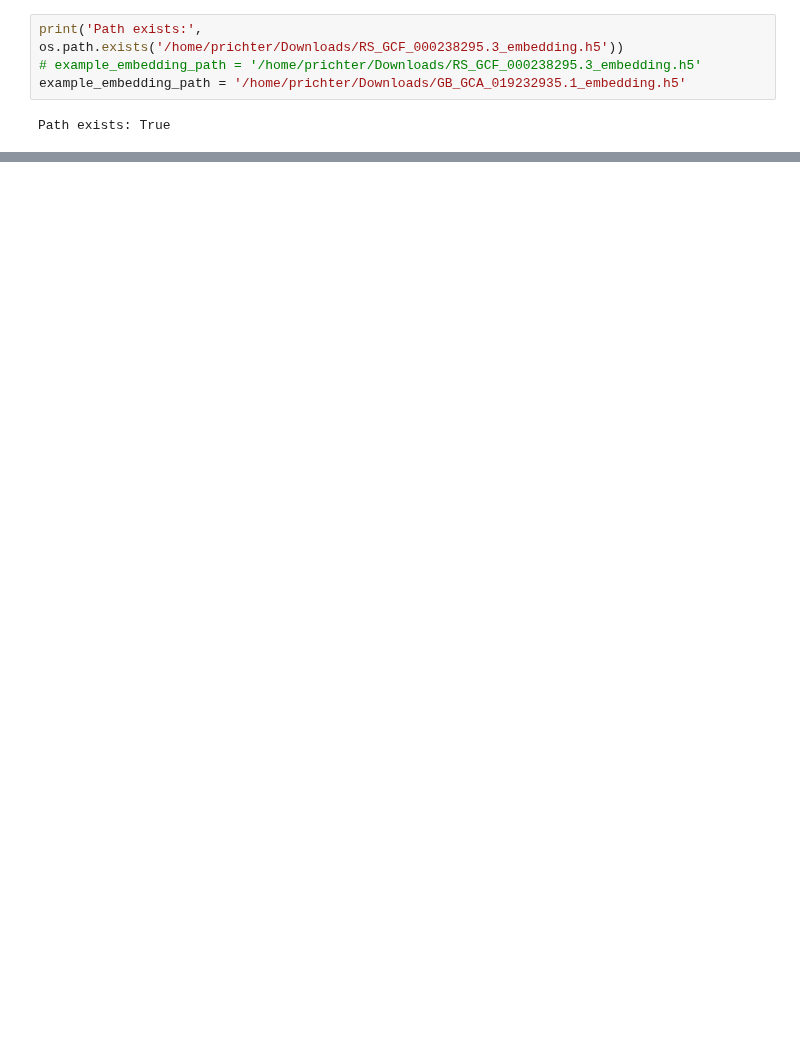
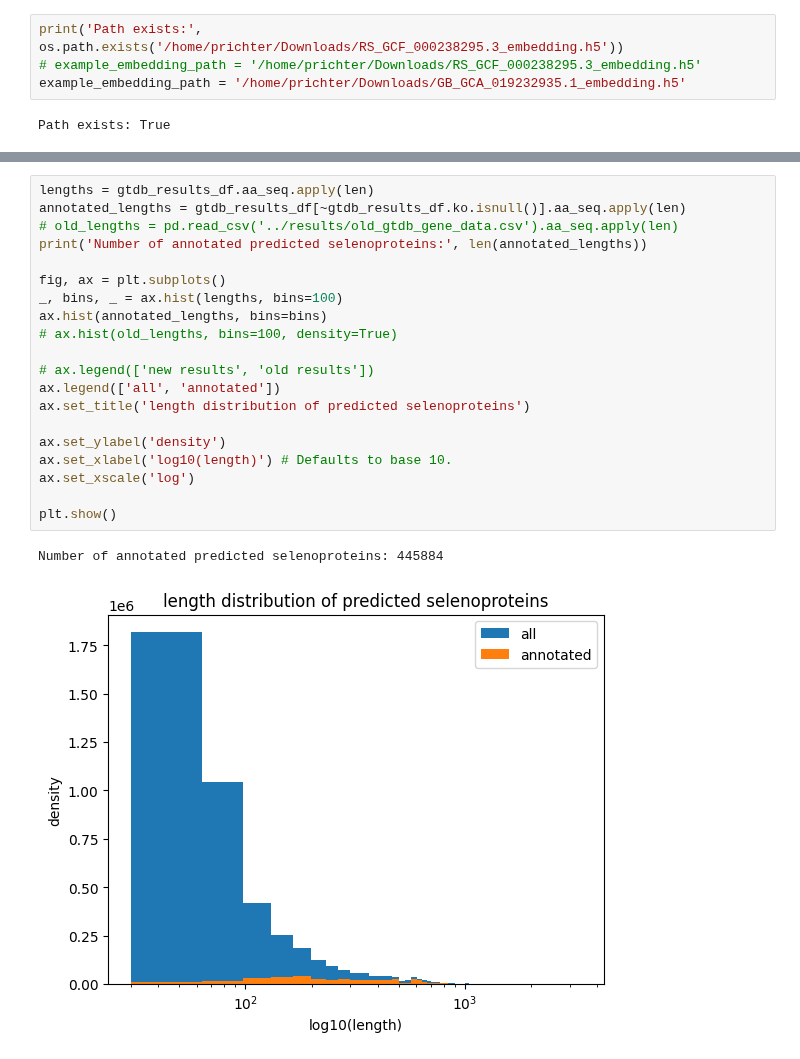
Before and after one commit to pipparichter/selenobot, a Jupyter notebook: notebooks/sandbox.ipynb, the cells around one changed output, grey strips where cells are left out. Drawn from its saved outputs; the diff is of its cells as text; blank space fills up the shorter version.

```diff
--- a/notebooks/sandbox.ipynb
+++ b/notebooks/sandbox.ipynb
@@ -218 +299,24 @@ Genomes with 4.0 copies of selA: 69
+# %%
+lengths = gtdb_results_df.aa_seq.apply(len)
+annotated_lengths = gtdb_results_df[~gtdb_results_df.ko.isnull()].aa_seq.apply(len)
+# old_lengths = pd.read_csv('../results/old_gtdb_gene_data.csv').aa_seq.apply(len)
+print('Number of annotated predicted selenoproteins:', len(annotated_lengths))
+
+fig, ax = plt.subplots()
+_, bins, _ = ax.hist(lengths, bins=100)
+ax.hist(annotated_lengths, bins=bins)
+# ax.hist(old_lengths, bins=100, density=True)
+
+# ax.legend(['new results', 'old results'])
+ax.legend(['all', 'annotated'])
+ax.set_title('length distribution of predicted selenoproteins')
+
+ax.set_ylabel('density')
+ax.set_xlabel('log10(length)') # Defaults to base 10.
+ax.set_xscale('log')
+
+plt.show()
+# %% [output]
+Number of annotated predicted selenoproteins: 445884
+[figure, added]
 # %%
```
Also changed, not shown: parts of 18 cells of this notebook, 6 other files.
